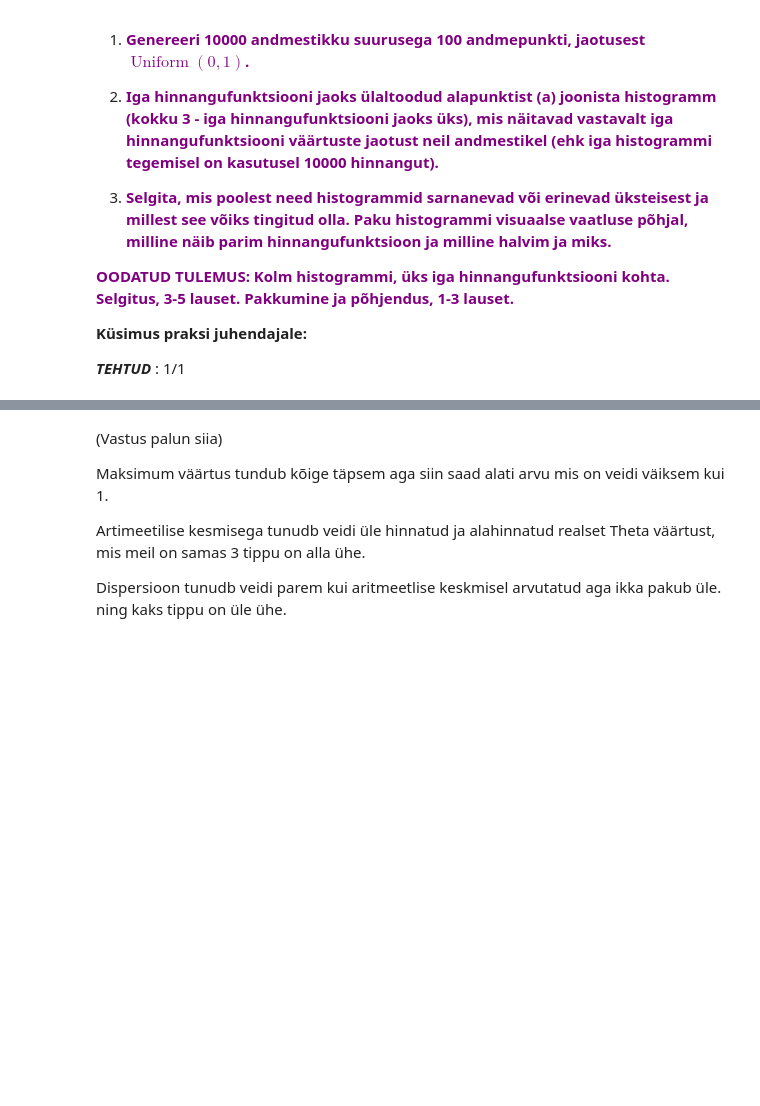
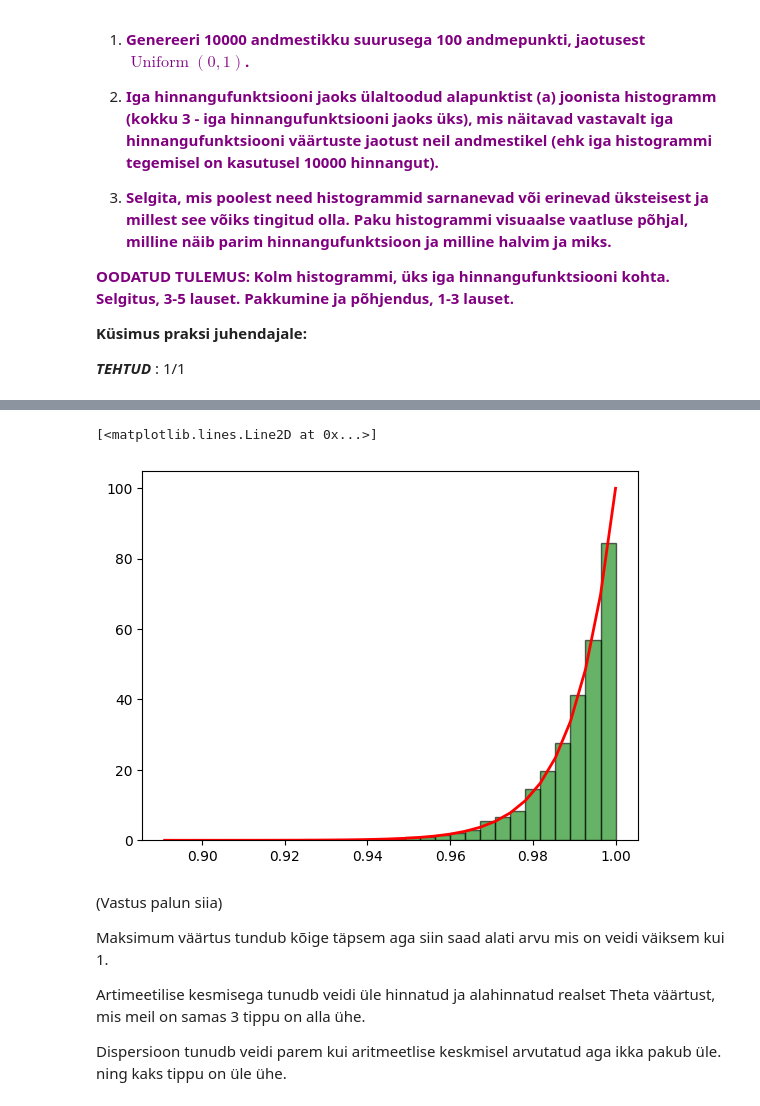
Before and after one commit to saskia002/andmeteaduse-meetodid, a Jupyter notebook: kodutööd/2/ATM2025_kodutoo_2.ipynb, the cells around one changed output, grey strips where cells are left out. Cells and saved outputs as stored; diff of their text form; code cells hidden in the pictures; blank space fills up the shorter version.

```diff
--- a/kodutööd/2/ATM2025_kodutoo_2.ipynb
+++ b/kodutööd/2/ATM2025_kodutoo_2.ipynb
@@ -710,3 +712,12 @@ plt.show()
+# %%
+from scipy.stats import beta
+from matplotlib import pyplot as plt
+
+bins = plt.hist(maksimum, density=True, bins=30, alpha=0.6, color='g', edgecolor='black')
+plt.plot(bins[1], beta(100, 1).pdf(bins[1]), 'r-', lw=2, label='beta pdf')
+# %% [output]
+[<matplotlib.lines.Line2D at 0x...>]
+[figure, added]
 # %% [markdown]
 (Vastus palun siia)
 
```
Also changed, not shown: parts of 3 cells of this notebook.
